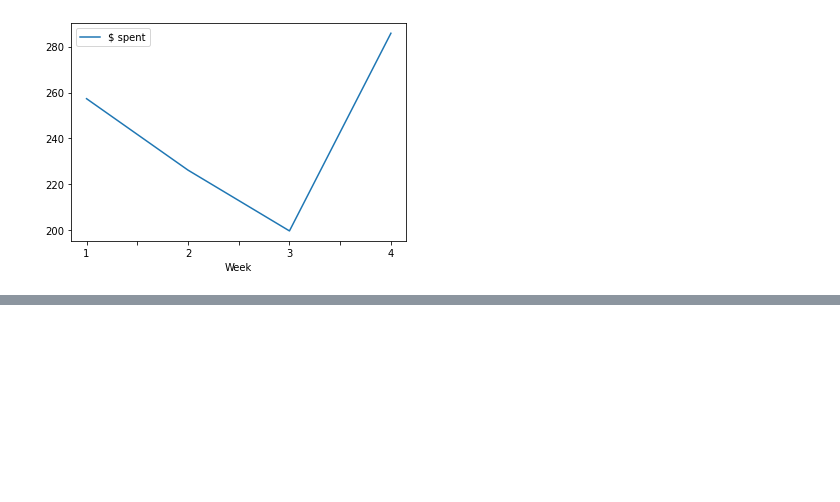
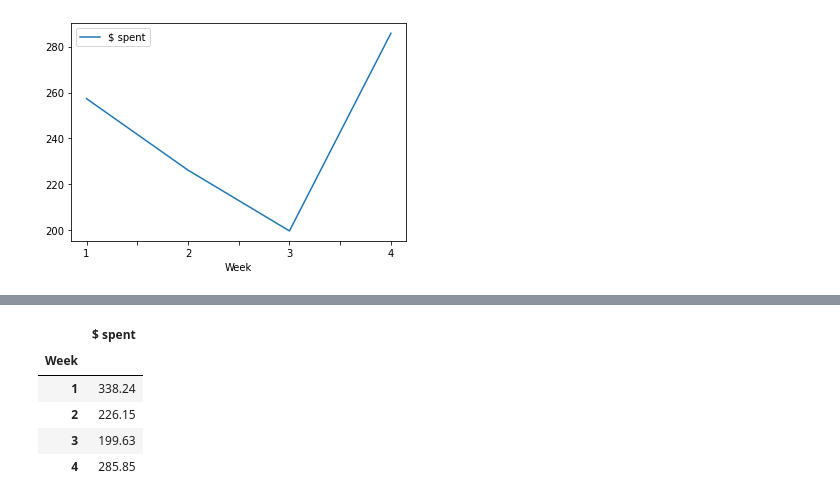
Before and after one commit to bossiilaria/Python, a Jupyter notebook: Budget.ipynb, the cells around one changed output, grey strips where cells are left out. Saved outputs shown, nothing was run; the diff lists cells and outputs as text; code cells hidden in the pictures; blank space fills up the shorter version.

```diff
--- a/Budget.ipynb
+++ b/Budget.ipynb
@@ -34,0 +57,9 @@ df.plot(x ='Week', y='$ spent')
+# %%
+June_Expenses.set_index('Week')
+# %% [output]
+|  | $ spent |
+| Week |  |
+| 1 | 338.24 |
+| 2 | 226.15 |
+| 3 | 199.63 |
+| 4 | 285.85 |
```
Also changed, not shown: parts of 20 cells of this notebook, 9 other files.
